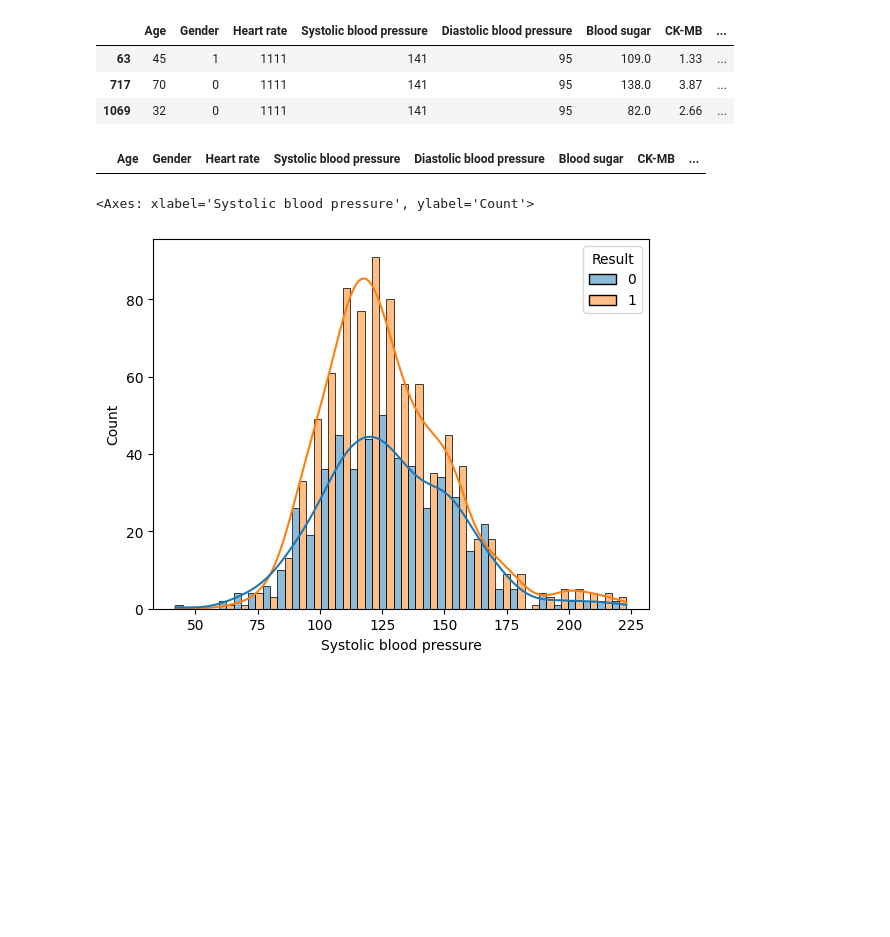
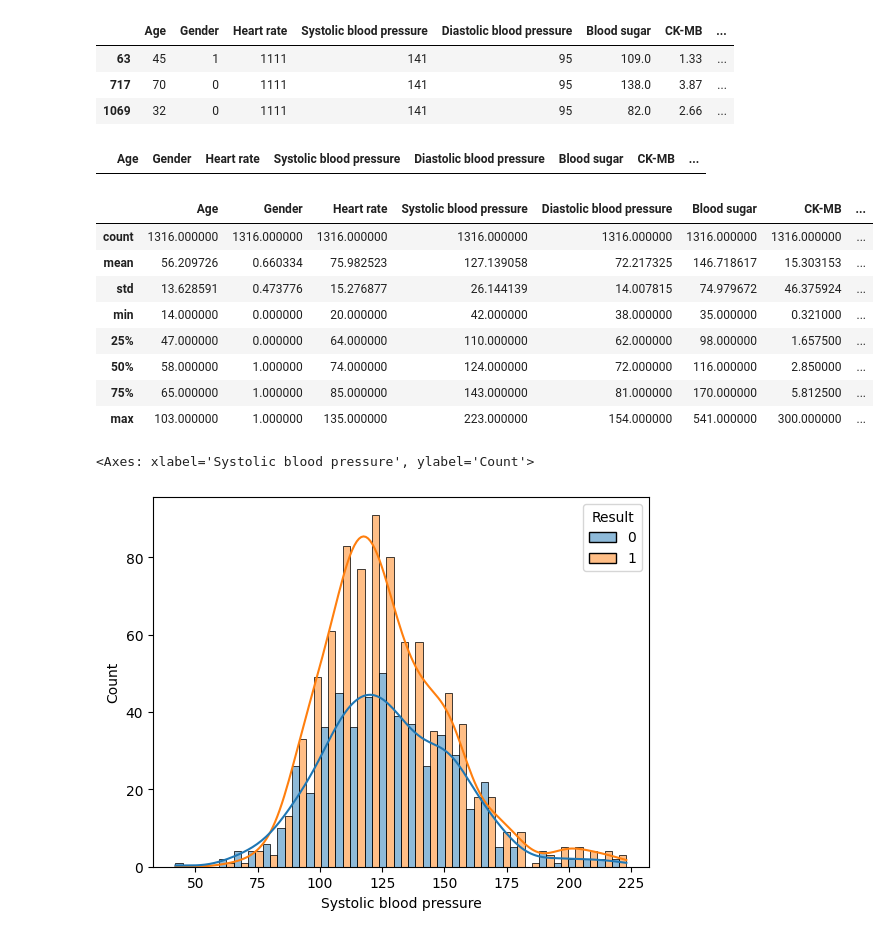
Before and after one commit to vivekpatel99/heart-attack-predictor, a Jupyter notebook: notebooks/01_exploratory_data_analysis.ipynb, the cells around one changed output. Saved outputs shown, nothing was run; the diff lists cells and outputs as text; code cells hidden in the pictures; blank space fills up the shorter version.

```diff
--- a/notebooks/01_exploratory_data_analysis.ipynb
+++ b/notebooks/01_exploratory_data_analysis.ipynb
@@ -221,6 +203,18 @@ df.drop(df[df["Heart rate"] > 200].index, inplace=True)
 df[df["Heart rate"] > 200]
 # %% [output]
 |  | Age | Gender | Heart rate | Systolic blood pressure | Diastolic blood pressure | Blood sugar | CK-MB | ... |
+# %%
+df.describe()
+# %% [output]
+|  | Age | Gender | Heart rate | Systolic blood pressure | Diastolic blood pressure | Blood sugar | CK-MB | ... |
+| count | 1316.000000 | 1316.000000 | 1316.000000 | 1316.000000 | 1316.000000 | 1316.000000 | 1316.000000 | ... |
+| mean | 56.209726 | 0.660334 | 75.982523 | 127.139058 | 72.217325 | 146.718617 | 15.303153 | ... |
+| std | 13.628591 | 0.473776 | 15.276877 | 26.144139 | 14.007815 | 74.979672 | 46.375924 | ... |
+| min | 14.000000 | 0.000000 | 20.000000 | 42.000000 | 38.000000 | 35.000000 | 0.321000 | ... |
+| 25% | 47.000000 | 0.000000 | 64.000000 | 110.000000 | 62.000000 | 98.000000 | 1.657500 | ... |
+| 50% | 58.000000 | 1.000000 | 74.000000 | 124.000000 | 72.000000 | 116.000000 | 2.850000 | ... |
+| 75% | 65.000000 | 1.000000 | 85.000000 | 143.000000 | 81.000000 | 170.000000 | 5.812500 | ... |
+| max | 103.000000 | 1.000000 | 135.000000 | 223.000000 | 154.000000 | 541.000000 | 300.000000 | ... |
 # %%
 sns.histplot(df, x="Systolic blood pressure", hue="Result", multiple="dodge", kde=True)
 # %% [output]
```
Also changed, not shown: parts of 1 cell of this notebook, 5 other files.
